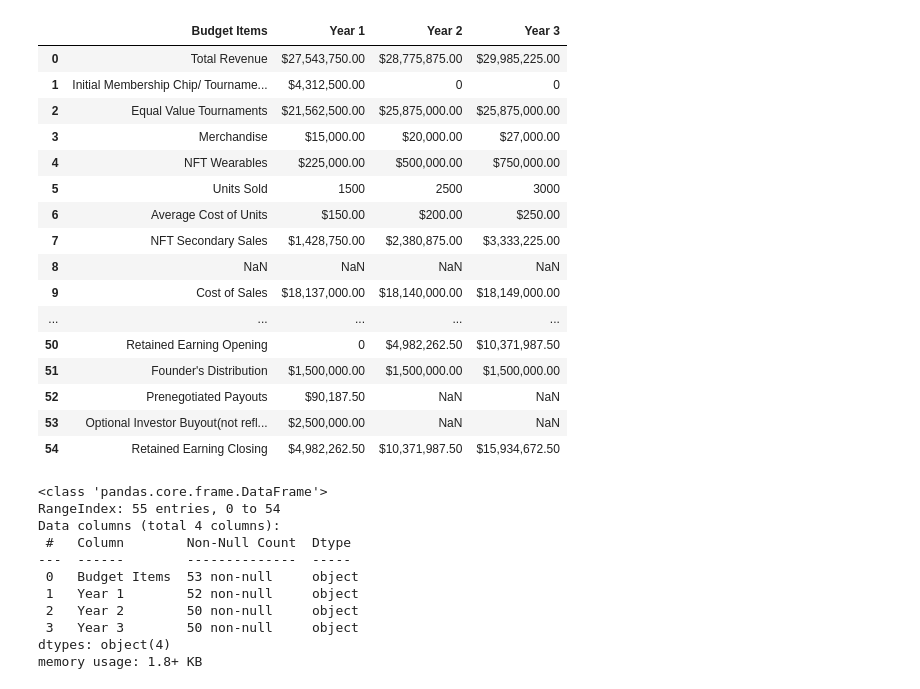
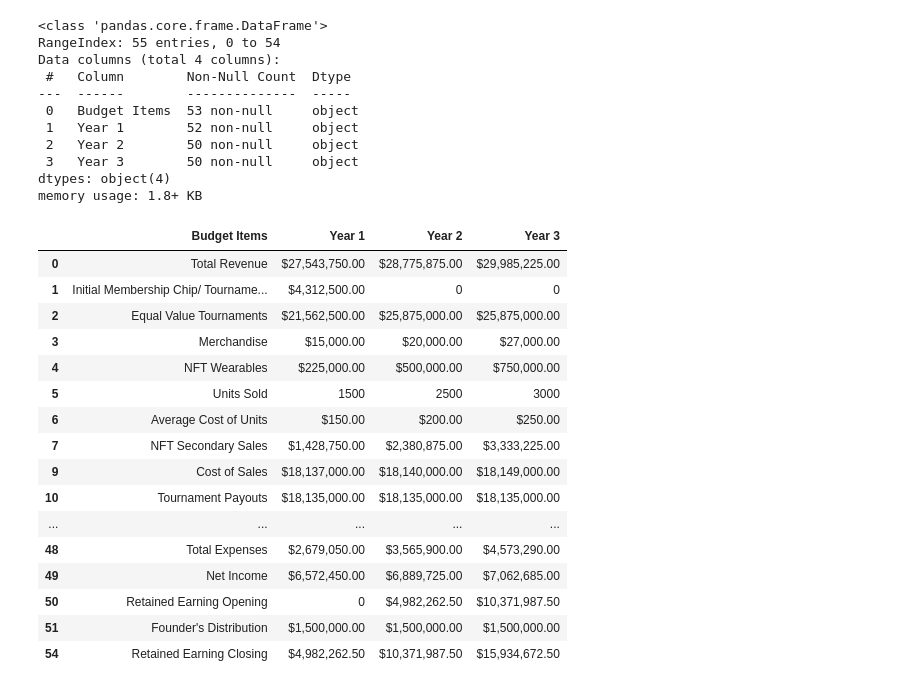
Before and after one commit to skinnyswole/Data-Notebooks, a Jupyter notebook: Untitled.ipynb, the cells around one changed output. Drawn from its saved outputs; the diff is of its cells as text; code cells hidden in the pictures.

```diff
--- a/Untitled.ipynb
+++ b/Untitled.ipynb
@@ -1,39 +1,38 @@
 # %%
 import pandas as pd
 import matplotlib.pyplot as plt
 import seaborn as sns
 
 data = pd.read_csv('/Users/pj/Documents/GitHub/Data-Notebooks/data/3Year_Projections.csv')
-data
+data.info()
+clean = data.dropna()
+clean
 # %% [output]
+<class 'pandas.core.frame.DataFrame'>
+RangeIndex: 55 entries, 0 to 54
+Data columns (total 4 columns):
+ #   Column        Non-Null Count  Dtype
+---  ------        --------------  -----
+ 0   Budget Items  53 non-null     object
+ 1   Year 1        52 non-null     object
+ 2   Year 2        50 non-null     object
+ 3   Year 3        50 non-null     object
+dtypes: object(4)
+memory usage: 1.8+ KB
 |  | Budget Items | Year 1 | Year 2 | Year 3 |
 | 0 | Total Revenue | $27,543,750.00 | $28,775,875.00 | $29,985,225.00 |
 | 1 | Initial Membership Chip/ Tourname... | $4,312,500.00 | 0 | 0 |
 | 2 | Equal Value Tournaments | $21,562,500.00 | $25,875,000.00 | $25,875,000.00 |
 | 3 | Merchandise | $15,000.00 | $20,000.00 | $27,000.00 |
 | 4 | NFT Wearables | $225,000.00 | $500,000.00 | $750,000.00 |
 | 5 | Units Sold | 1500 | 2500 | 3000 |
 | 6 | Average Cost of Units | $150.00 | $200.00 | $250.00 |
 | 7 | NFT Secondary Sales | $1,428,750.00 | $2,380,875.00 | $3,333,225.00 |
-| 8 | NaN | NaN | NaN | NaN |
 | 9 | Cost of Sales | $18,137,000.00 | $18,140,000.00 | $18,149,000.00 |
+| 10 | Tournament Payouts | $18,135,000.00 | $18,135,000.00 | $18,135,000.00 |
 | ... | ... | ... | ... | ... |
+| 48 | Total Expenses | $2,679,050.00 | $3,565,900.00 | $4,573,290.00 |
+| 49 | Net Income | $6,572,450.00 | $6,889,725.00 | $7,062,685.00 |
 | 50 | Retained Earning Opening | 0 | $4,982,262.50 | $10,371,987.50 |
 | 51 | Founder's Distribution | $1,500,000.00 | $1,500,000.00 | $1,500,000.00 |
-| 52 | Prenegotiated Payouts | $90,187.50 | NaN | NaN |
-| 53 | Optional Investor Buyout(not refl... | $2,500,000.00 | NaN | NaN |
 | 54 | Retained Earning Closing | $4,982,262.50 | $10,371,987.50 | $15,934,672.50 |
-# %%
-data.info()
-# %% [output]
-<class 'pandas.core.frame.DataFrame'>
-RangeIndex: 55 entries, 0 to 54
-Data columns (total 4 columns):
- #   Column        Non-Null Count  Dtype
----  ------        --------------  -----
- 0   Budget Items  53 non-null     object
- 1   Year 1        52 non-null     object
- 2   Year 2        50 non-null     object
- 3   Year 3        50 non-null     object
-dtypes: object(4)
-memory usage: 1.8+ KB
```
Also changed, not shown: parts of 3 cells of this notebook.
